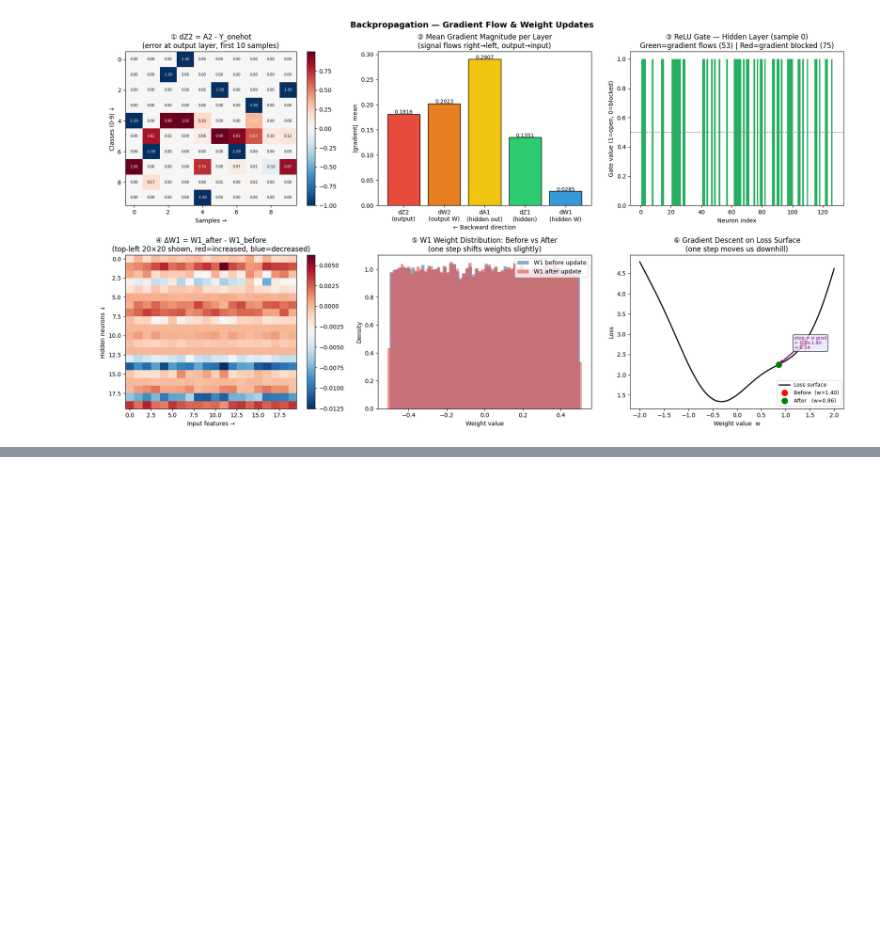
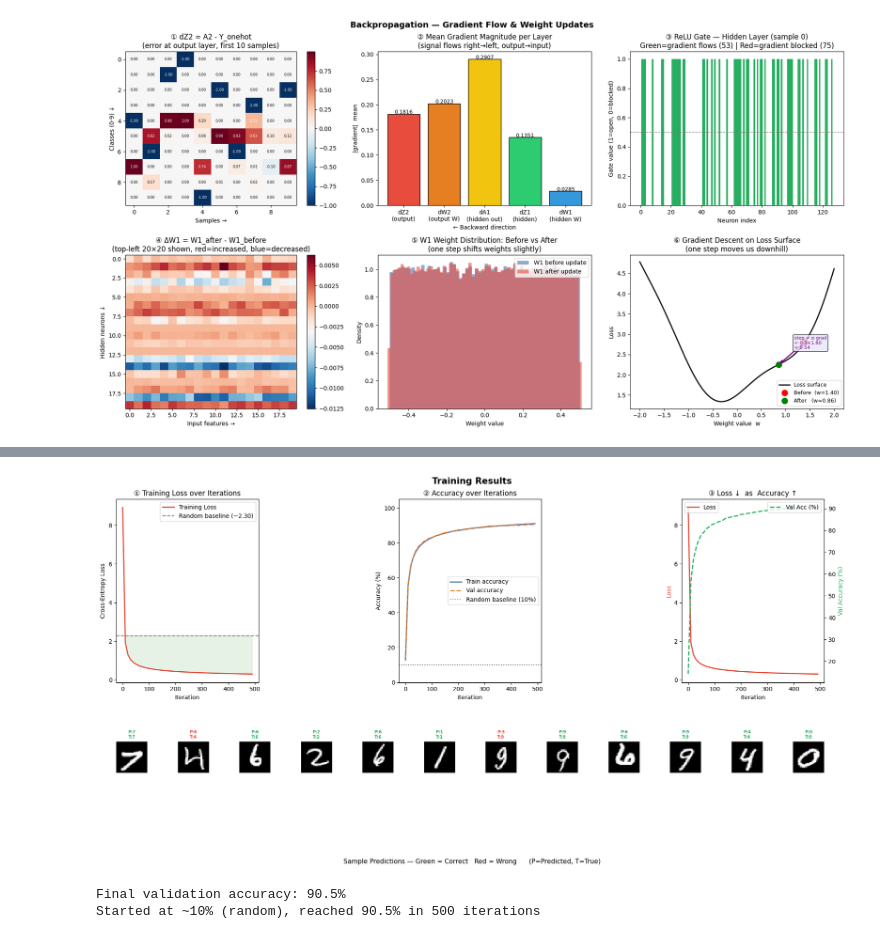
Before and after one commit to prathamesh-ai/Neural-Networks-from-scratch, a Jupyter notebook: network.ipynb, the cells around one changed output, grey strips where cells are left out. Cells and saved outputs as stored; diff of their text form; code cells hidden in the pictures; blank space fills up the shorter version.

```diff
--- a/network.ipynb
+++ b/network.ipynb
@@ -1120,0 +1227,77 @@ plt.show()
+# %%
+fig, axes = plt.subplots(2, 3, figsize=(18, 10))
+fig.suptitle("Training Results", fontsize=15, fontweight='bold')
+
+iters = history['iter']
+
+# ── Plot 1: Loss curve ────────────────────────────────────────────────────────
+ax = axes[0, 0]
+ax.plot(iters, history['train_loss'], color='#e74c3c', lw=2, label='Training Loss')
+ax.axhline(-np.log(0.1), color='gray', lw=1.5, linestyle='--', label='Random baseline (~2.30)')
+ax.set_title("① Training Loss over Iterations")
+ax.set_xlabel("Iteration")
+ax.set_ylabel("Cross-Entropy Loss")
+ax.legend()
+ax.fill_between(iters, history['train_loss'], -np.log(0.1),
+                where=[l < -np.log(0.1) for l in history['train_loss']],
+                alpha=0.1, color='green', label='Below random')
+
+# ── Plot 2: Accuracy curves ───────────────────────────────────────────────────
+ax = axes[0, 1]
+ax.plot(iters, [a * 100 for a in history['train_acc']], color='#4C72B0', lw=2, label='Train accuracy')
+ax.plot(iters, [a * 100 for a in history['val_acc']],   color='#e67e22', lw=2, label='Val accuracy',   linestyle='--')
+ax.axhline(10, color='gray', lw=1.5, linestyle=':', label='Random baseline (10%)')
+ax.set_title("② Accuracy over Iterations")
+ax.set_xlabel("Iteration")
+ax.set_ylabel("Accuracy (%)")
+ax.legend()
+ax.set_ylim(0, 105)
+
+# ── Plot 3: Loss vs Accuracy together (dual axis) ────────────────────────────
+ax = axes[0, 2]
+ax2_twin = ax.twinx()
+ax.plot(iters,  history['train_loss'],                    color='#e74c3c', lw=2, label='Loss')
+ax2_twin.plot(iters, [a*100 for a in history['val_acc']], color='#27ae60', lw=2, label='Val Acc (%)', linestyle='--')
+ax.set_title("③ Loss ↓  as  Accuracy ↑")
+ax.set_xlabel("Iteration")
+ax.set_ylabel("Loss",           color='#e74c3c')
+ax2_twin.set_ylabel("Val Accuracy (%)", color='#27ae60')
+ax.legend(loc='upper left')
+ax2_twin.legend(loc='upper right')
+
+# ── Plot 4-6: Sample predictions on real digit images ─────────────────────────
+# Pick 12 validation samples and show image + predicted vs true label
+sample_indices = np.random.choice(X_val.shape[1], 12, replace=False)
+X_samples = X_val[:, sample_indices]
+Y_samples = Y_val[sample_indices]
+probs_samples = nn_trained.forward(X_samples)
+preds_samples = np.argmax(probs_samples, axis=0)
+
+inner_grid = axes[1, 0].get_position()
+fig.delaxes(axes[1, 0])
+fig.delaxes(axes[1, 1])
+fig.delaxes(axes[1, 2])
+
+for idx in range(12):
+    ax_img = fig.add_subplot(2, 12, 13 + idx)
+    img = X_samples[:, idx].reshape(28, 28)
+    ax_img.imshow(img, cmap='gray', interpolation='nearest')
+    pred  = preds_samples[idx]
+    true  = Y_samples[idx]
+    color = '#27ae60' if pred == true else '#e74c3c'
+    ax_img.set_title(f"P:{pred}\nT:{true}", fontsize=7, color=color, fontweight='bold')
+    ax_img.axis('off')
+
+fig.text(0.5, 0.06, "Sample Predictions — Green = Correct   Red = Wrong      (P=Predicted, T=True)",
+         ha='center', fontsize=11)
+
+plt.tight_layout(rect=[0, 0.08, 1, 1])
+plt.show()
+
+final_val_acc = history['val_acc'][-1] * 100
+print(f"\nFinal validation accuracy: {final_val_acc:.1f}%")
+print(f"Started at ~10% (random), reached {final_val_acc:.1f}% in 500 iterations")
+# %% [output]
+[figure, added]
+Final validation accuracy: 90.5%
+Started at ~10% (random), reached 90.5% in 500 iterations
```
Also changed, not shown: parts of 3 cells of this notebook.
